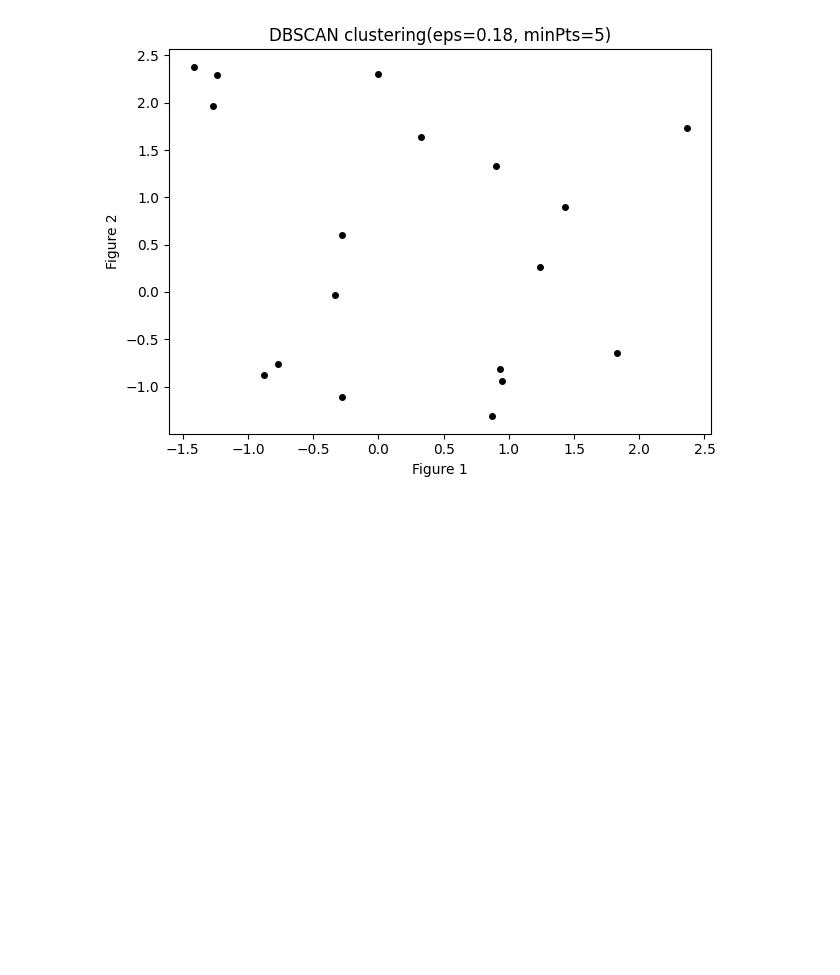
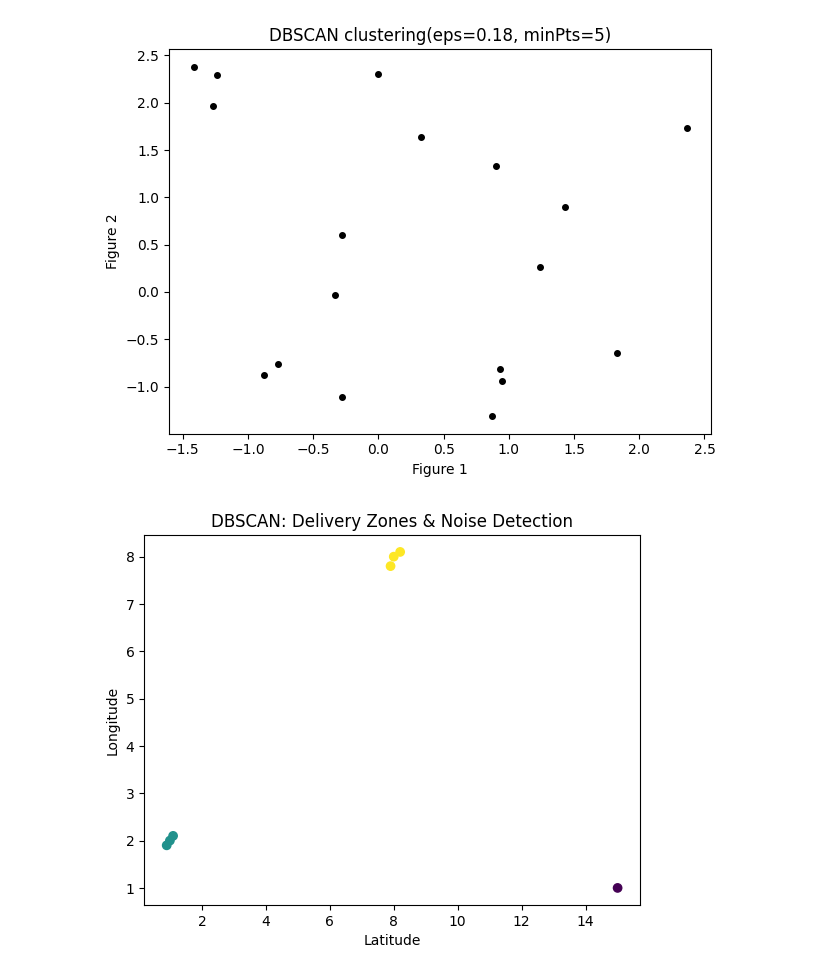
Before and after one commit to sadiksha1920/DSA, a Jupyter notebook: day_12_DBSCAN.ipynb, the cells around one changed output. Cells and saved outputs as stored; diff of their text form; code cells hidden in the pictures; blank space fills up the shorter version.

```diff
--- a/day_12_DBSCAN.ipynb
+++ b/day_12_DBSCAN.ipynb
@@ -79,3 +79,25 @@ for k, col in zip (unique_labels,colors):
 [figure]
 [figure]
 [figure]
+# %%
+import numpy as np
+import matplotlib.pyplot as plt
+from sklearn.cluster import DBSCAN
+
+#Simulated GPS coordinates
+X = np.array([
+    [1,2],[1.1,2.1],[0.9,1.9],
+    [8,8],[8.2,8.1],[7.9,7.8],
+    [15,1] #noise point
+])
+
+dbscan = DBSCAN(eps=0.5,min_samples=3)
+labels = dbscan.fit_predict(X)
+
+plt.scatter(X[:,0],X[:,1], c=labels)
+plt.xlabel("Latitude")
+plt.ylabel("Longitude")
+plt.title("DBSCAN: Delivery Zones & Noise Detection")
+plt.show()
+# %% [output]
+[figure, added]
```
